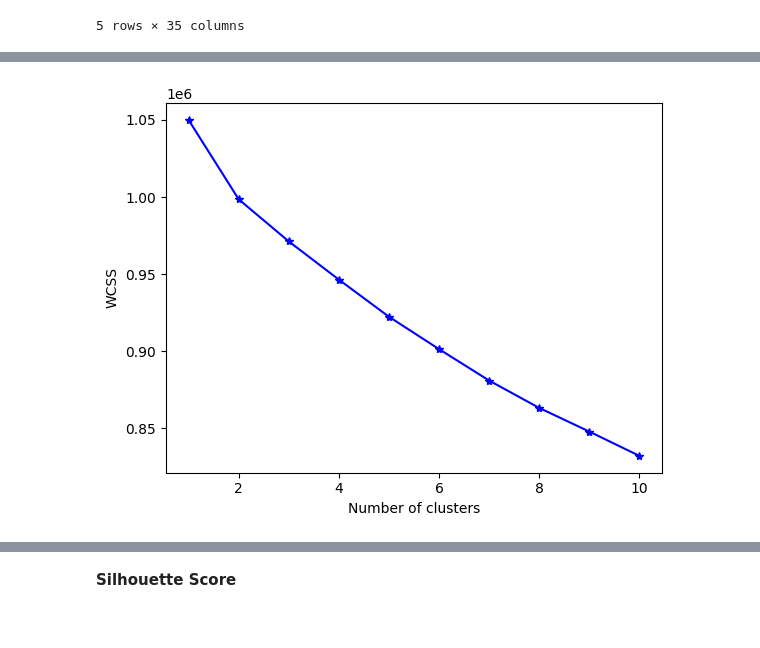
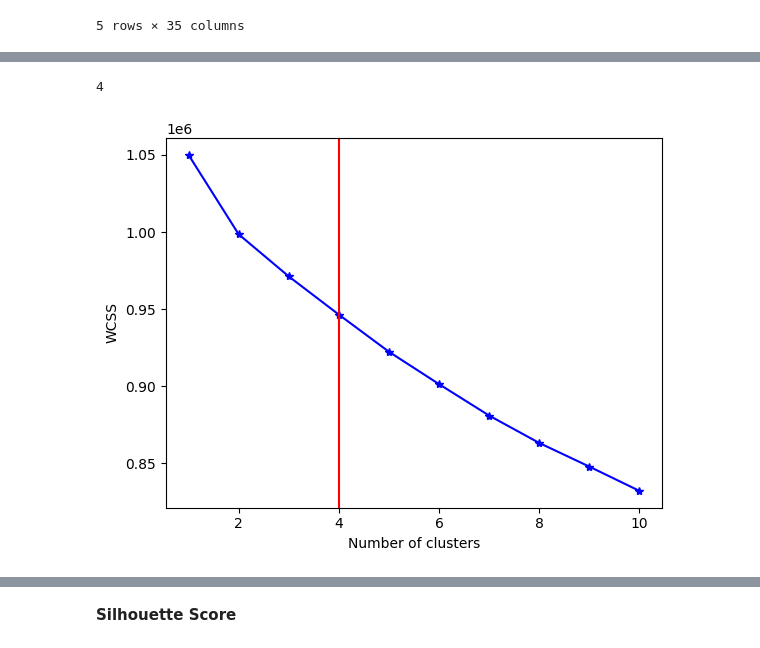
Before and after one commit to anuj123-45/Customer_Segmentation, a Jupyter notebook: Customer_Segementation.ipynb, the cells around one changed output, grey strips where cells are left out. Drawn from its saved outputs; the diff is of its cells as text; code cells hidden in the pictures.

```diff
--- a/Customer_Segementation.ipynb
+++ b/Customer_Segementation.ipynb
@@ -267,10 +262,17 @@ for k in range(1,11):
     kmeans = KMeans(n_clusters = k, random_state = 42)
     kmeans.fit(feature_scaled)
     wcss.append(kmeans.inertia_)
+# %%
+from kneed import KneeLocator
+k1 = KneeLocator (range (1, 11), wcss, curve = "convex", direction = "decreasing")
+print(k1.elbow)
+# %% [output]
+4
 # %%
 plt.plot(range(1, 11), wcss,"b*-")
+plt.axvline (x = k1.elbow, color = "red", label = "axvline - full height")
 plt.xlabel('Number of clusters')
 plt.ylabel('WCSS')
 plt.show()
 # %% [output]
-[figure, old version]
+[figure, new version]
```
Also changed, not shown: parts of 23 cells of this notebook.
